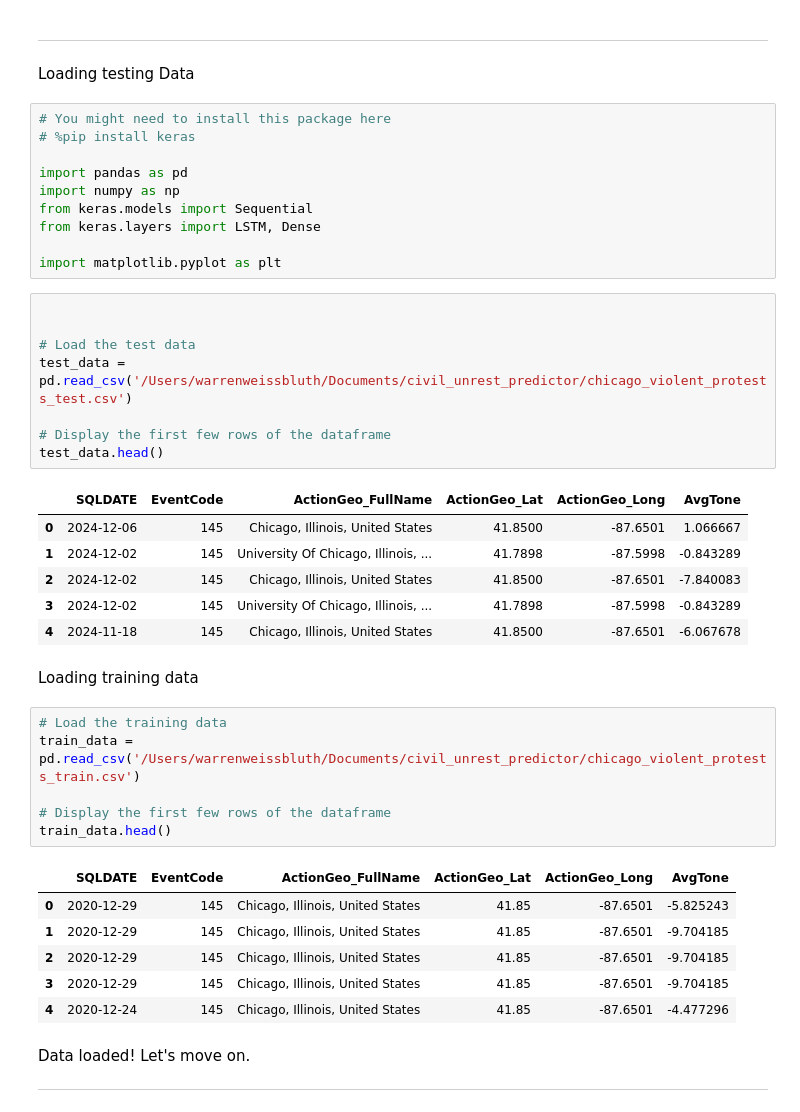
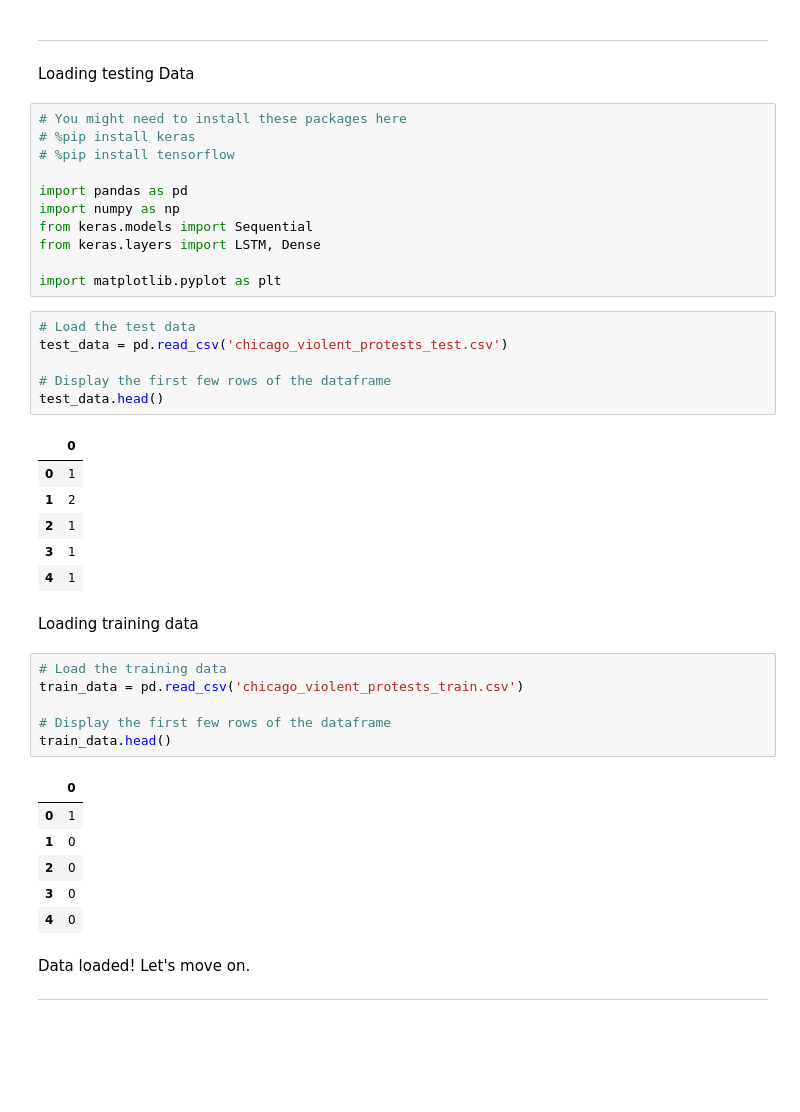
Before and after one commit to wweissbluth/civil_unrest_predictor, a Jupyter notebook: chicago_civil_unrest/main.ipynb, the cells around one changed output. Saved outputs shown, nothing was run; the diff lists cells and outputs as text; blank space fills up the shorter version.

Commit message:
continuing to play around with the data. Trying to make sure the input data is meaningful

```diff
--- a/chicago_civil_unrest/main.ipynb
+++ b/chicago_civil_unrest/main.ipynb
@@ -13,8 +13,9 @@
 
 Loading testing Data
 # %%
-# You might need to install this package here
+# You might need to install these packages here
 # %pip install keras
+# %pip install tensorflow
 
 import pandas as pd
 import numpy as np
@@ -23,35 +24,33 @@ from keras.layers import LSTM, Dense
 
 import matplotlib.pyplot as plt
 # %%
-
-
 # Load the test data
-test_data = pd.read_csv('/Users/warrenweissbluth/Documents/civil_unrest_predictor/chicago_violent_protests_test.csv')
+test_data = pd.read_csv('chicago_violent_protests_test.csv')
 
 # Display the first few rows of the dataframe
 test_data.head()
 # %% [output]
-|  | SQLDATE | EventCode | ActionGeo_FullName | ActionGeo_Lat | ActionGeo_Long | AvgTone |
-| 0 | 2024-12-06 | 145 | Chicago, Illinois, United States | 41.8500 | -87.6501 | 1.066667 |
-| 1 | 2024-12-02 | 145 | University Of Chicago, Illinois, ... | 41.7898 | -87.5998 | -0.843289 |
-| 2 | 2024-12-02 | 145 | Chicago, Illinois, United States | 41.8500 | -87.6501 | -7.840083 |
-| 3 | 2024-12-02 | 145 | University Of Chicago, Illinois, ... | 41.7898 | -87.5998 | -0.843289 |
-| 4 | 2024-11-18 | 145 | Chicago, Illinois, United States | 41.8500 | -87.6501 | -6.067678 |
+|  | 0 |
+| 0 | 1 |
+| 1 | 2 |
+| 2 | 1 |
+| 3 | 1 |
+| 4 | 1 |
 # %% [markdown]
 Loading training data
 # %%
 # Load the training data
-train_data = pd.read_csv('/Users/warrenweissbluth/Documents/civil_unrest_predictor/chicago_violent_protests_train.csv')
+train_data = pd.read_csv('chicago_violent_protests_train.csv')
 
 # Display the first few rows of the dataframe
 train_data.head()
 # %% [output]
-|  | SQLDATE | EventCode | ActionGeo_FullName | ActionGeo_Lat | ActionGeo_Long | AvgTone |
-| 0 | 2020-12-29 | 145 | Chicago, Illinois, United States | 41.85 | -87.6501 | -5.825243 |
-| 1 | 2020-12-29 | 145 | Chicago, Illinois, United States | 41.85 | -87.6501 | -9.704185 |
-| 2 | 2020-12-29 | 145 | Chicago, Illinois, United States | 41.85 | -87.6501 | -9.704185 |
-| 3 | 2020-12-29 | 145 | Chicago, Illinois, United States | 41.85 | -87.6501 | -9.704185 |
-| 4 | 2020-12-24 | 145 | Chicago, Illinois, United States | 41.85 | -87.6501 | -4.477296 |
+|  | 0 |
+| 0 | 1 |
+| 1 | 0 |
+| 2 | 0 |
+| 3 | 0 |
+| 4 | 0 |
 # %% [markdown]
 Data loaded! Let's move on.
 
```
Also changed, not shown: 2 other files.
